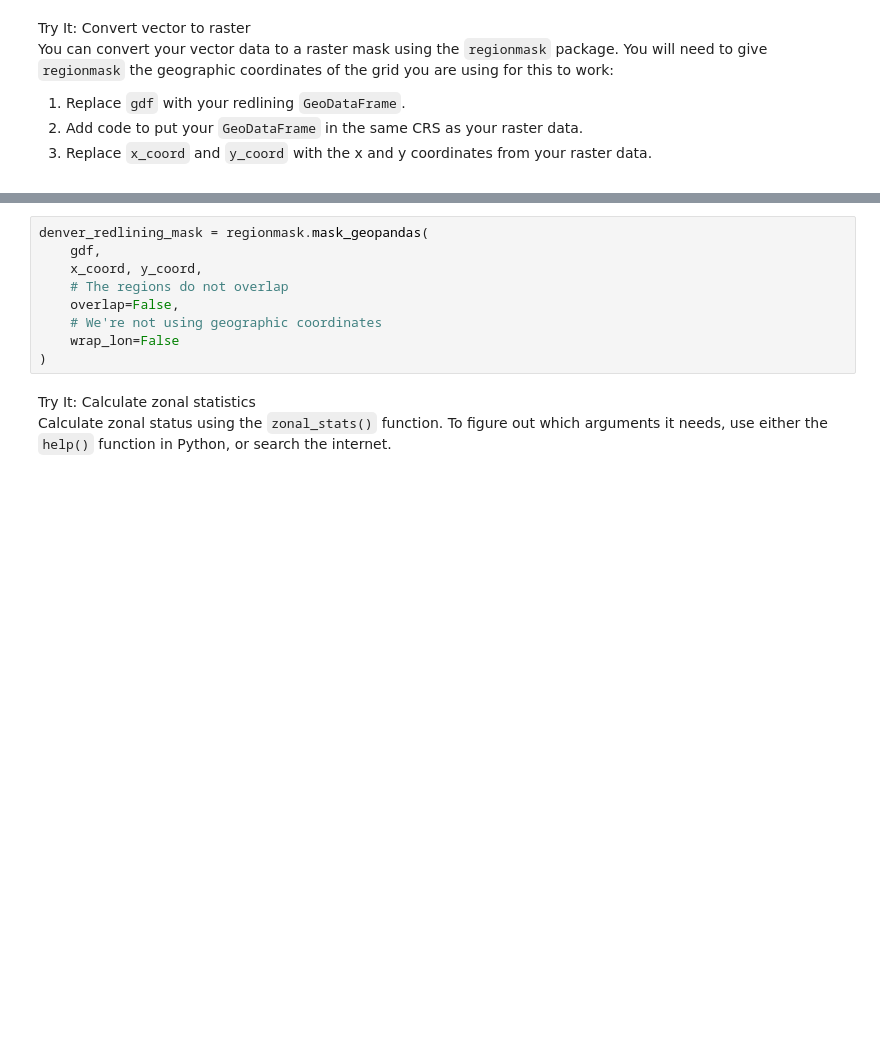
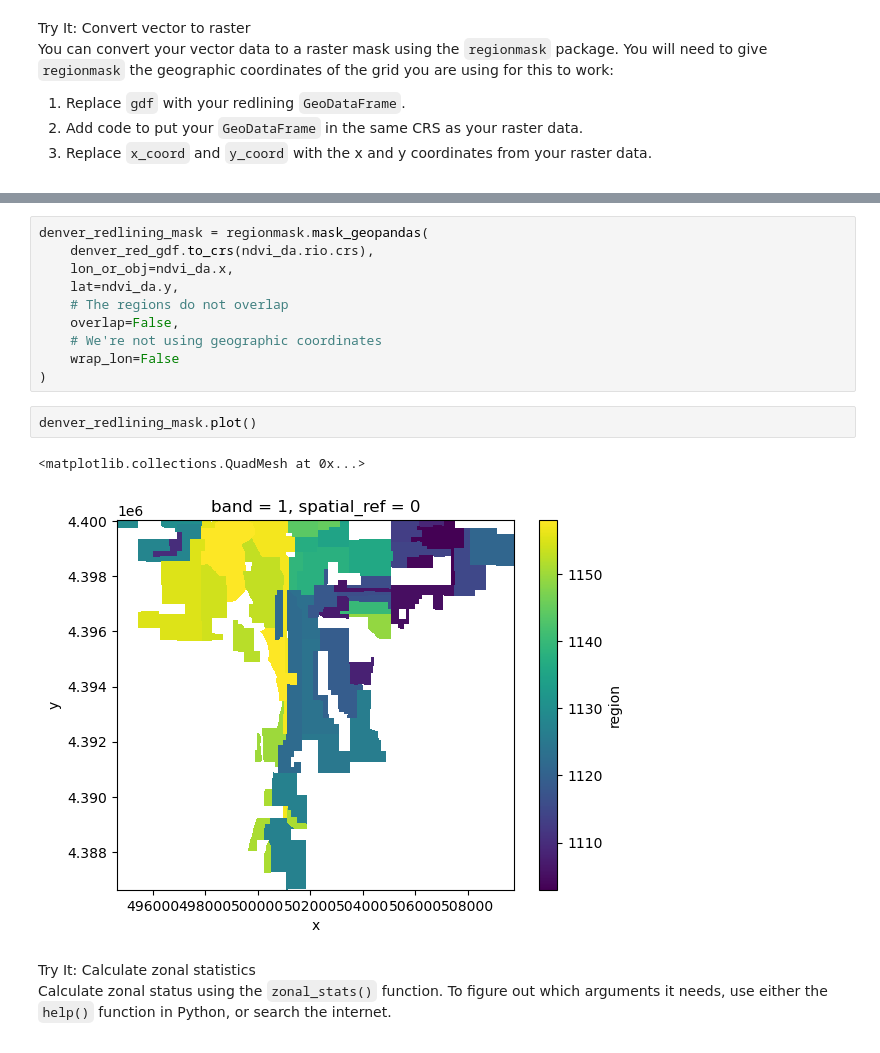
Before and after one commit to earthlab-education/fundamentals-04-redlining-tjstogoski, a Jupyter notebook: notebooks/redlining-41-zonal-stats.ipynb, the cells around one changed output, grey strips where cells are left out. Cells and saved outputs as stored; diff of their text form; blank space fills up the shorter version.

```diff
--- a/notebooks/redlining-41-zonal-stats.ipynb
+++ b/notebooks/redlining-41-zonal-stats.ipynb
@@ -36,12 +56,18 @@ y coordinates from your raster data.</li>
 # %%
 denver_redlining_mask = regionmask.mask_geopandas(
-    gdf,
-    x_coord, y_coord,
+    denver_red_gdf.to_crs(ndvi_da.rio.crs),
+    lon_or_obj=ndvi_da.x,
+    lat=ndvi_da.y,
     # The regions do not overlap
     overlap=False,
     # We're not using geographic coordinates
     wrap_lon=False
 )
+# %%
+denver_redlining_mask.plot()
+# %% [output]
+<matplotlib.collections.QuadMesh at 0x...>
+[figure, added]
 # %% [markdown]
 <link rel="stylesheet" type="text/css" href="./assets/styles.css"><div class="callout callout-style-default callout-titled callout-task"><div class="callout-header"><div class="callout-icon-container"><i class="callout-icon"></i></div><div class="callout-title-container flex-fill">Try It: Calculate zonal statistics</div></div><div class="callout-body-container callout-body"><p>Calculate zonal status using the <code>zonal_stats()</code> function.
 To figure out which arguments it needs, use either the
```
Also changed, not shown: parts of 7 cells of this notebook, 6 other files.
